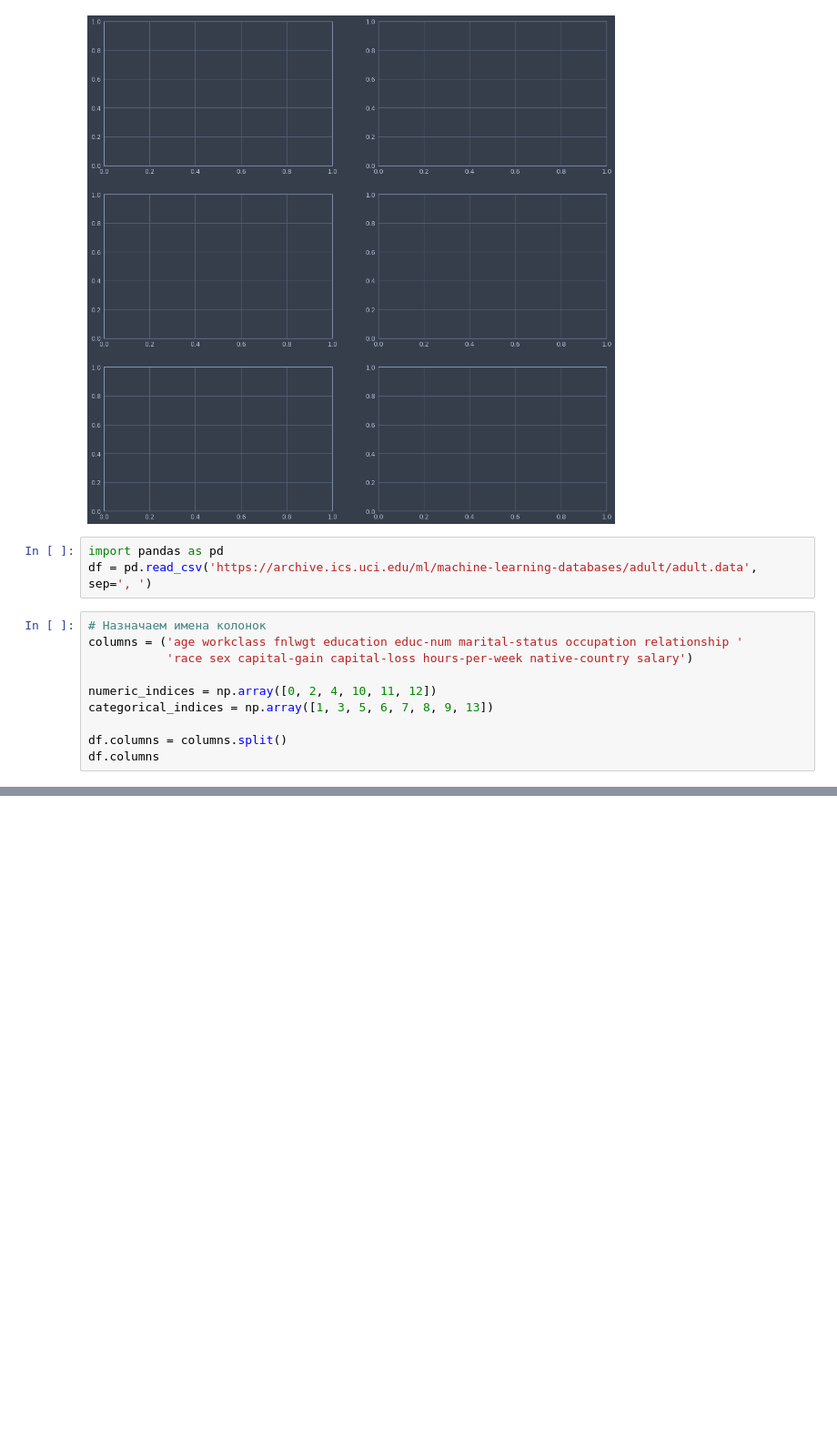
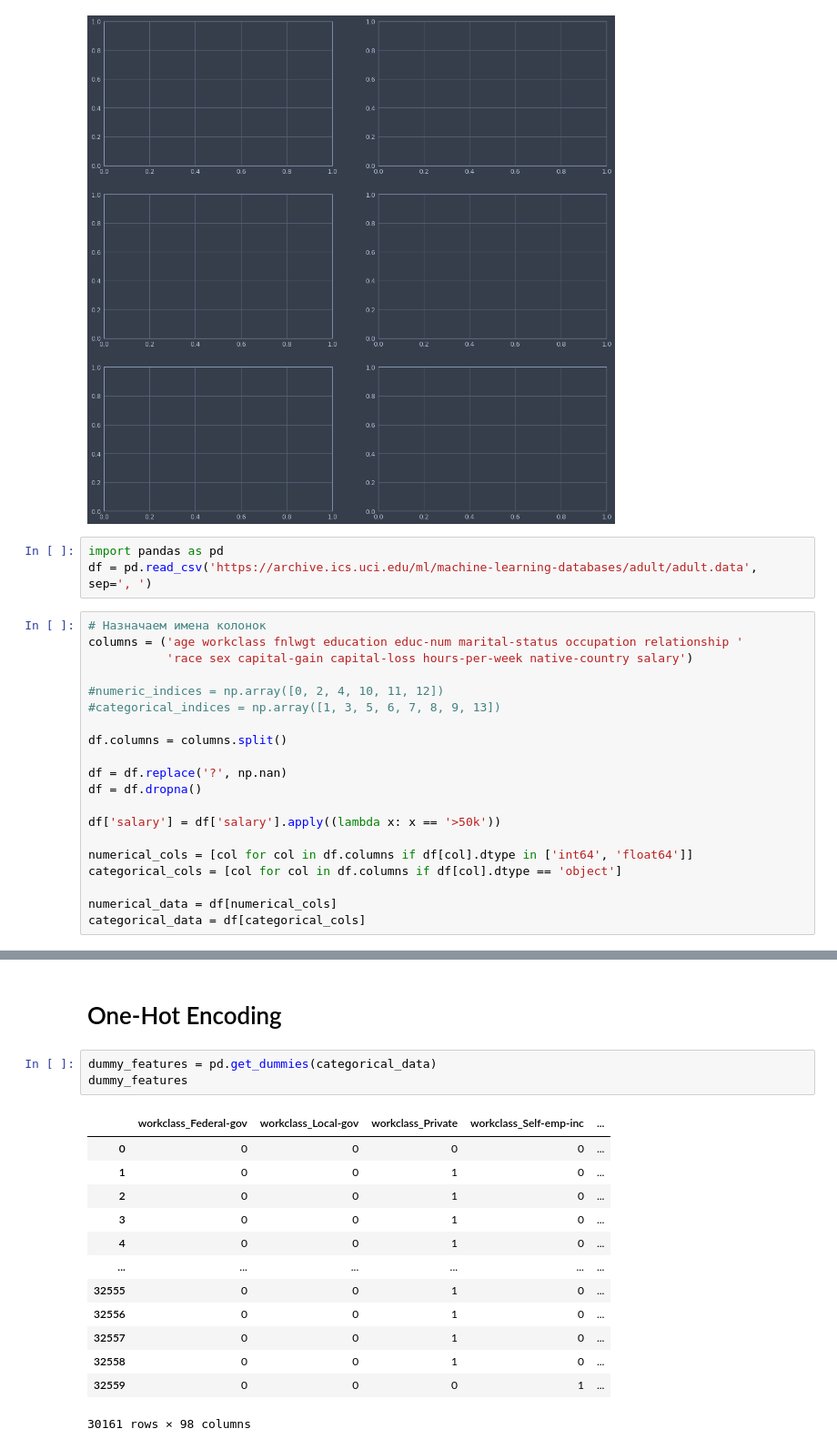
Before and after one commit to 1mmo/Deep-Learning, a Jupyter notebook: src/Model Selection.ipynb, the cells around one changed output, grey strips where cells are left out. Shown at 91% size. Cells and saved outputs as stored; diff of their text form; blank space fills up the shorter version.

```diff
--- a/src/Model Selection.ipynb
+++ b/src/Model Selection.ipynb
@@ -52,8 +52,18 @@ df = pd.read_csv('https://archive.ics.uci.edu/ml/machine-learning-databases/adul
 columns = ('age workclass fnlwgt education educ-num marital-status occupation relationship '
            'race sex capital-gain capital-loss hours-per-week native-country salary')
 
-numeric_indices = np.array([0, 2, 4, 10, 11, 12])
-categorical_indices = np.array([1, 3, 5, 6, 7, 8, 9, 13])
+#numeric_indices = np.array([0, 2, 4, 10, 11, 12])
+#categorical_indices = np.array([1, 3, 5, 6, 7, 8, 9, 13])
 
 df.columns = columns.split()
-df.columns
+
+df = df.replace('?', np.nan)
+df = df.dropna()
+
+df['salary'] = df['salary'].apply((lambda x: x == '>50k'))
+
+numerical_cols = [col for col in df.columns if df[col].dtype in ['int64', 'float64']]
+categorical_cols = [col for col in df.columns if df[col].dtype == 'object']
+
+numerical_data = df[numerical_cols]
+categorical_data = df[categorical_cols]
@@ -59,0 +77,19 @@ df.columns
+# %% [markdown]
+# One-Hot Encoding
+# %%
+dummy_features = pd.get_dummies(categorical_data)
+dummy_features
+# %% [output]
+|  | workclass_Federal-gov | workclass_Local-gov | workclass_Private | workclass_Self-emp-inc | ... |
+| 0 | 0 | 0 | 0 | 0 | ... |
+| 1 | 0 | 0 | 1 | 0 | ... |
+| 2 | 0 | 0 | 1 | 0 | ... |
+| 3 | 0 | 0 | 1 | 0 | ... |
+| 4 | 0 | 0 | 1 | 0 | ... |
+| ... | ... | ... | ... | ... | ... |
+| 32555 | 0 | 0 | 1 | 0 | ... |
+| 32556 | 0 | 0 | 1 | 0 | ... |
+| 32557 | 0 | 0 | 1 | 0 | ... |
+| 32558 | 0 | 0 | 1 | 0 | ... |
+| 32559 | 0 | 0 | 0 | 1 | ... |
+30161 rows × 98 columns
```
Also changed, not shown: parts of 20 cells of this notebook.
